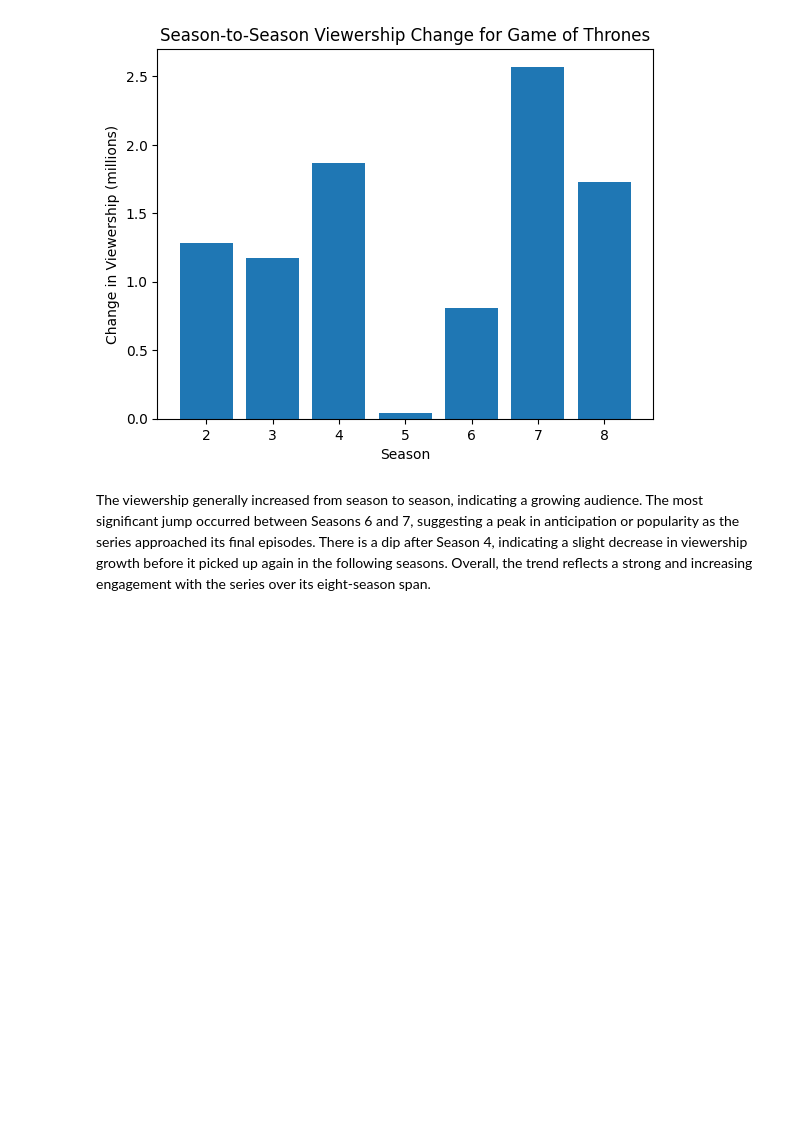
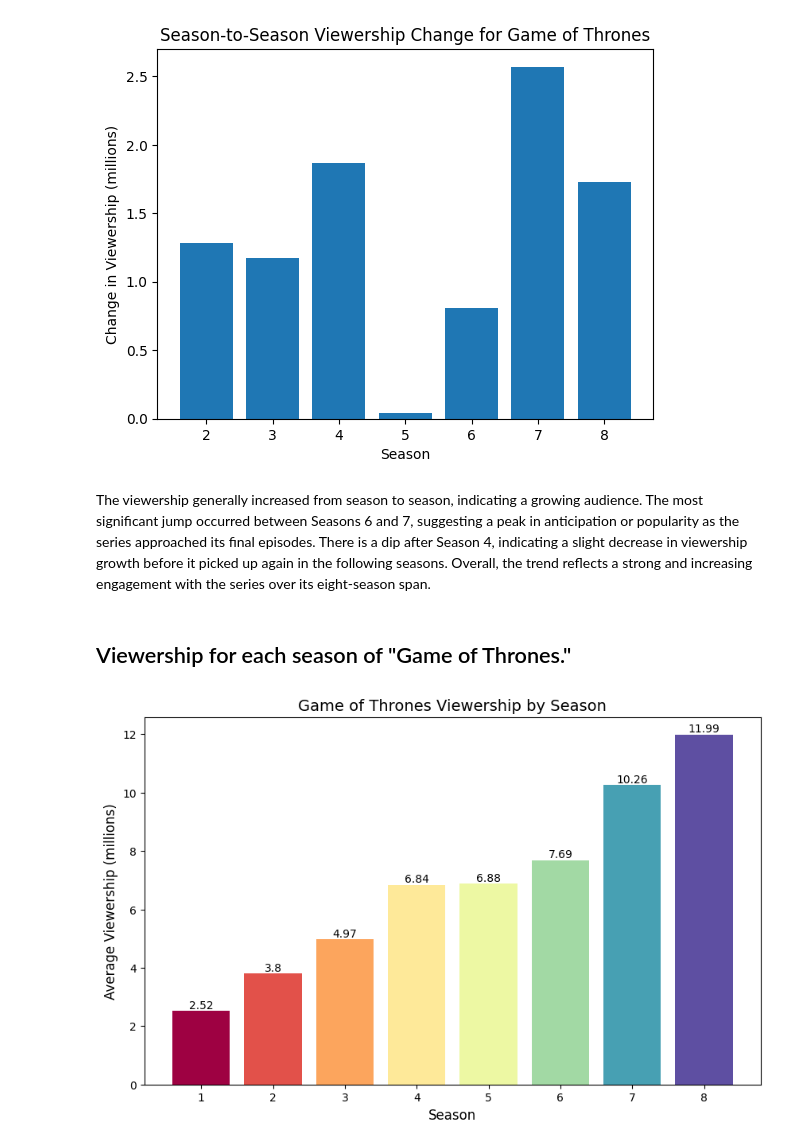
Before and after one commit to Rahila-MH/Assignment_8_RR, a Jupyter notebook: Game_of_thrones_report.ipynb, the cells around one changed output. Cells and saved outputs as stored; diff of their text form; code cells hidden in the pictures; blank space fills up the shorter version.

Commit message:
Added additional visualisation for viewership for each season

```diff
--- a/Game_of_thrones_report.ipynb
+++ b/Game_of_thrones_report.ipynb
@@ -188,3 +188,30 @@ The viewership generally increased from season to season, indicating a growing a
 The most significant jump occurred between Seasons 6 and 7, suggesting a peak in anticipation or popularity as the series approached its final episodes.
 There is a dip after Season 4, indicating a slight decrease in viewership growth before it picked up again in the following seasons.
 Overall, the trend reflects a strong and increasing engagement with the series over its eight-season span.
+# %% [markdown]
+## Viewership for each season of "Game of Thrones."
+# %%
+import matplotlib.pyplot as plt
+import numpy as np
+
+viewership = np.array([2.52, 3.80, 4.97, 6.84, 6.88, 7.69, 10.26, 11.99])
+
+# Season numbers
+seasons = np.arange(1, len(viewership) + 1)
+
+# Plotting the viewership as a colorful bar chart
+plt.figure(figsize=(10, 6))
+bars = plt.bar(seasons, viewership, color=plt.cm.Spectral(np.linspace(0, 1, len(viewership))))
+
+# Adding a title and labels
+plt.title('Game of Thrones Viewership by Season', fontsize=14)
+plt.xlabel('Season', fontsize=12)
+plt.ylabel('Average Viewership (millions)', fontsize=12)
+
+for bar in bars:
+    yval = bar.get_height()
+    plt.text(bar.get_x() + bar.get_width()/2.0, yval, round(yval, 2), va='bottom', ha='center', fontsize=10)
+
+plt.show()
+# %% [output]
+[figure, added]
```
